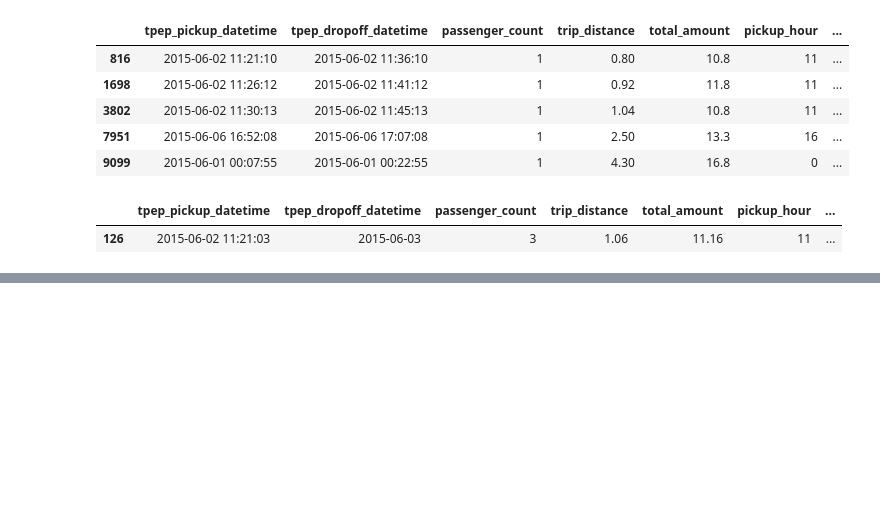
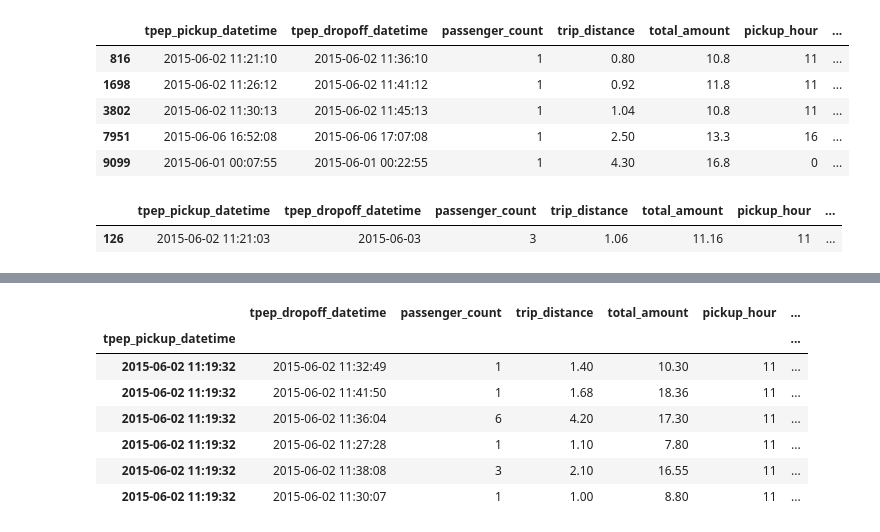
Before and after one commit to reuven/SFPython-2021-08Aug-18, a Jupyter notebook: SFPython-2021-08Aug-18.ipynb, the cells around one changed output, grey strips where cells are left out. Saved outputs shown, nothing was run; the diff lists cells and outputs as text; code cells hidden in the pictures; blank space fills up the shorter version.

```diff
--- a/SFPython-2021-08Aug-18.ipynb
+++ b/SFPython-2021-08Aug-18.ipynb
@@ -179,0 +192,11 @@ df[df['trip_time'] > '5 hours']
+# %%
+df.loc['2015-06-02 11:19:32']
+# %% [output]
+|  | tpep_dropoff_datetime | passenger_count | trip_distance | total_amount | pickup_hour | ... |
+| tpep_pickup_datetime |  |  |  |  |  | ... |
+| 2015-06-02 11:19:32 | 2015-06-02 11:32:49 | 1 | 1.40 | 10.30 | 11 | ... |
+| 2015-06-02 11:19:32 | 2015-06-02 11:41:50 | 1 | 1.68 | 18.36 | 11 | ... |
+| 2015-06-02 11:19:32 | 2015-06-02 11:36:04 | 6 | 4.20 | 17.30 | 11 | ... |
+| 2015-06-02 11:19:32 | 2015-06-02 11:27:28 | 1 | 1.10 | 7.80 | 11 | ... |
+| 2015-06-02 11:19:32 | 2015-06-02 11:38:08 | 3 | 2.10 | 16.55 | 11 | ... |
+| 2015-06-02 11:19:32 | 2015-06-02 11:30:07 | 1 | 1.00 | 8.80 | 11 | ... |
```
Also changed, not shown: parts of 3 cells of this notebook.
